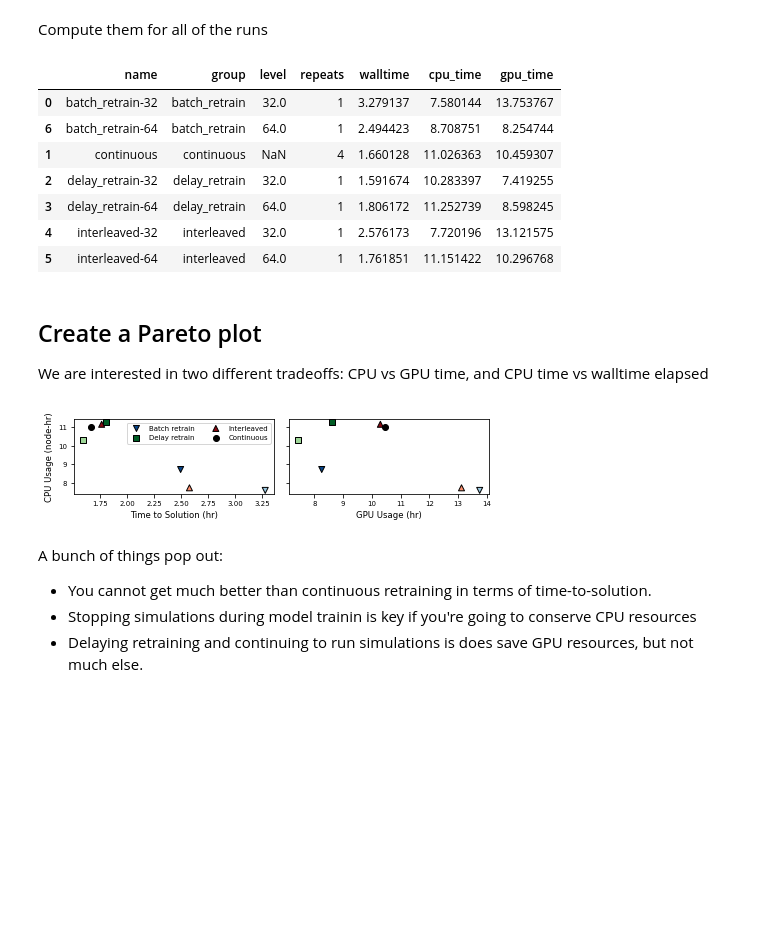
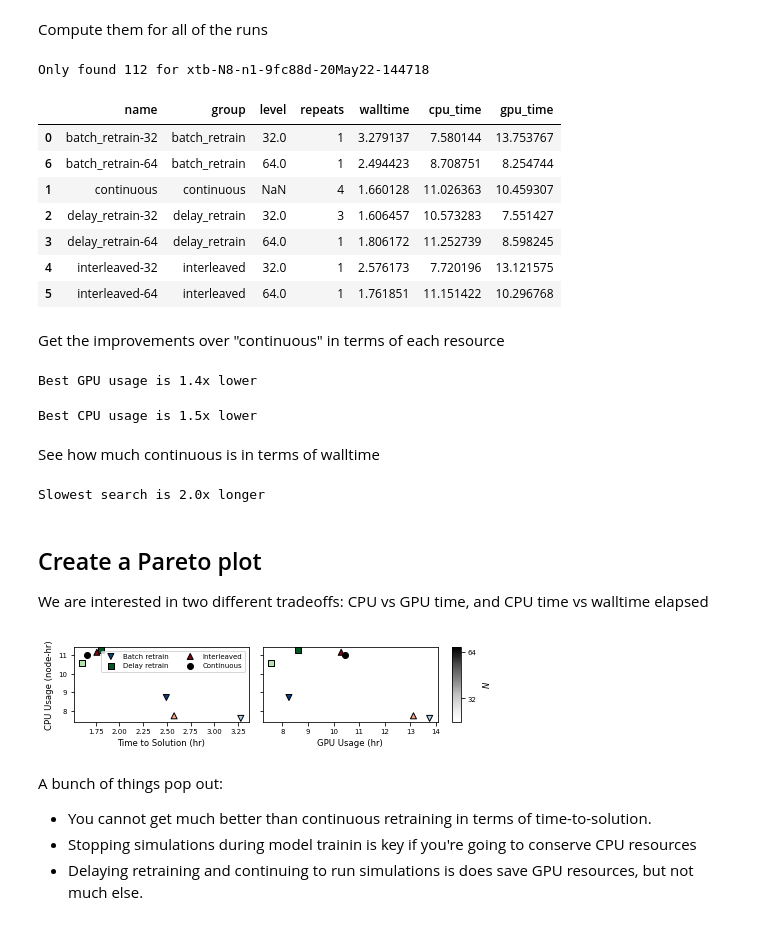
Before and after one commit to exalearn/multi-site-campaigns, a Jupyter notebook: molecular-design/notebooks/evaluate-scheduling-policy.ipynb, the cells around one changed output. Saved outputs shown, nothing was run; the diff lists cells and outputs as text; code cells hidden in the pictures; blank space fills up the shorter version.

Commit message:
Add a colorbar, more runs, statistics to notebook

```diff
--- a/molecular-design/notebooks/evaluate-scheduling-policy.ipynb
+++ b/molecular-design/notebooks/evaluate-scheduling-policy.ipynb
@@ -93,7 +93,6 @@ def evaluate_policy(path: Path, n_target: int = 175) -> dict:
         try:
             results.append(measure_solution_cost(Path(r), n_target))
         except Exception as e:
-            raise
             print(e)
             continue
 
@@ -115,6 +114,8 @@ def evaluate_policy(path: Path, n_target: int = 175) -> dict:
 Compute them for all of the runs
 # %%
 usage = pd.DataFrame(evaluate_policy(x, 175) for x in runs)
+# %% [output]
+Only found 112 for xtb-N8-n1-9fc88d-20May22-144718
 # %%
 usage.sort_values(['group', 'level'])
 # %% [output]
@@ -122,7 +123,9 @@ usage.sort_values(['group', 'level'])
 | 0 | batch_retrain-32 | batch_retrain | 32.0 | 1 | 3.279137 | 7.580144 | 13.753767 |
 | 6 | batch_retrain-64 | batch_retrain | 64.0 | 1 | 2.494423 | 8.708751 | 8.254744 |
 | 1 | continuous | continuous | NaN | 4 | 1.660128 | 11.026363 | 10.459307 |
-| 2 | delay_retrain-32 | delay_retrain | 32.0 | 1 | 1.591674 | 10.283397 | 7.419255 |
+| 2 | delay_retrain-32 | delay_retrain | 32.0 | 3 | 1.606457 | 10.573283 | 7.551427 |
 | 3 | delay_retrain-64 | delay_retrain | 64.0 | 1 | 1.806172 | 11.252739 | 8.598245 |
 | 4 | interleaved-32 | interleaved | 32.0 | 1 | 2.576173 | 7.720196 | 13.121575 |
 | 5 | interleaved-64 | interleaved | 64.0 | 1 | 1.761851 | 11.151422 | 10.296768 |
+# %% [markdown]
+Get the improvements over "continuous" in terms of each resource
@@ -129,8 +134,25 @@ usage.sort_values(['group', 'level'])
+# %%
+best_gpu = usage.loc[usage['gpu_time'].argmin()]
+print(f'Best GPU usage is {continuous["gpu_time"] / best_gpu["gpu_time"]:.1f}x lower')
+# %% [output]
+Best GPU usage is 1.4x lower
+# %%
+best_cpu = usage.loc[usage['cpu_time'].argmin()]
+print(f'Best CPU usage is {continuous["cpu_time"] / best_cpu["cpu_time"]:.1f}x lower')
+# %% [output]
+Best CPU usage is 1.5x lower
+# %% [markdown]
+See how much continuous is in terms of walltime
+# %%
+worst_time = usage.loc[usage['walltime'].argmax()]
+print(f'Slowest search is {worst_time["walltime"] / continuous["walltime"]:.1f}x longer')
+# %% [output]
+Slowest search is 2.0x longer
 # %% [markdown]
 ## Create a Pareto plot
 We are interested in two different tradeoffs: CPU vs GPU time, and CPU time vs walltime elapsed
 # %%
-fig, axs = plt.subplots(1, 2, figsize=(6.5, 1.7), sharey=True)
+fig, axs = plt.subplots(1, 3, figsize=(6.5, 1.7), gridspec_kw={'width_ratios': [1, 1, 0.05]})
 
 # Define the style
 cmaps = {
@@ -141,37 +163,48 @@ cmaps = {
 marker = {
     'batch_retrain': 'v',
     'interleaved': '^',
     'delay_retrain': 's',
 }
 
-vmin_ = np.log(usage['level'].min()) - 0.5
-vmax_ = np.log(usage['level'].max()) + 0.1
+vmin_ = np.log2(usage['level'].min()) - 0.5
+vmax_ = np.log2(usage['level'].max()) + 0.1
 for gid, group in usage.query('group!="continuous"').sort_values('level', ascending=False).groupby('group'):
     group_name = gid.replace("_", " ").capitalize()
 
     # Define the style
-    kwargs = dict(c=np.log(group['level']), label=group_name, vmin=vmin_, vmax=vmax_, edgecolor='k')
+    kwargs = dict(c=np.log2(group['level']), label=group_name, vmin=vmin_, vmax=vmax_, edgecolor='k')
     kwargs['cmap'] = cmaps[gid]
     kwargs['marker'] = marker[gid]
 
     # Plot the difference metrics
     axs[0].scatter(group['walltime'], group['cpu_time'], **kwargs)
     axs[1].scatter(group['gpu_time'], group['cpu_time'], **kwargs)
+
+# Remove tick labels from the second plot
+axs[1].set_yticklabels([])
+
+# Make a colobar
+c = axs[0].scatter([], [], c=[], cmap='Greys', vmin=vmin_, vmax=vmax_)
+ticks = np.arange(int(vmin_), int(vmax_) + 1)
+cb = fig.colorbar(c, cax=axs[-1])
+cb.set_ticks(ticks)
+cb.set_ticklabels([str(i) for i in 2 ** ticks])
+axs[-1].set_ylabel('$N$')
 
 group = usage.query('group=="continuous"')
 axs[0].scatter(group['walltime'], group['cpu_time'], label='Continuous', color='k', marker='o')
 axs[1].scatter(group['gpu_time'], group['cpu_time'], label='Continuous', color='k', marker='o')
 
 axs[0].legend(ncol=2, fontsize=7)
 axs[0].set_xlabel('Time to Solution (hr)')
 axs[0].set_ylabel('CPU Usage (node-hr)')
 axs[1].set_xlabel('GPU Usage (hr)')
 
 fig.tight_layout()
 fig.savefig('figures/policy-comparison_pareto-plot.png', dpi=320)
 fig.savefig('figures/policy-comparison_pareto-plot.pdf')
 # %% [output]
-[figure, old version]
+[figure, new version]
 # %% [markdown]
 A bunch of things pop out:
 - You cannot get much better than continuous retraining in terms of time-to-solution.
```
Also changed, not shown: parts of 1 cell of this notebook, 10 other files.
